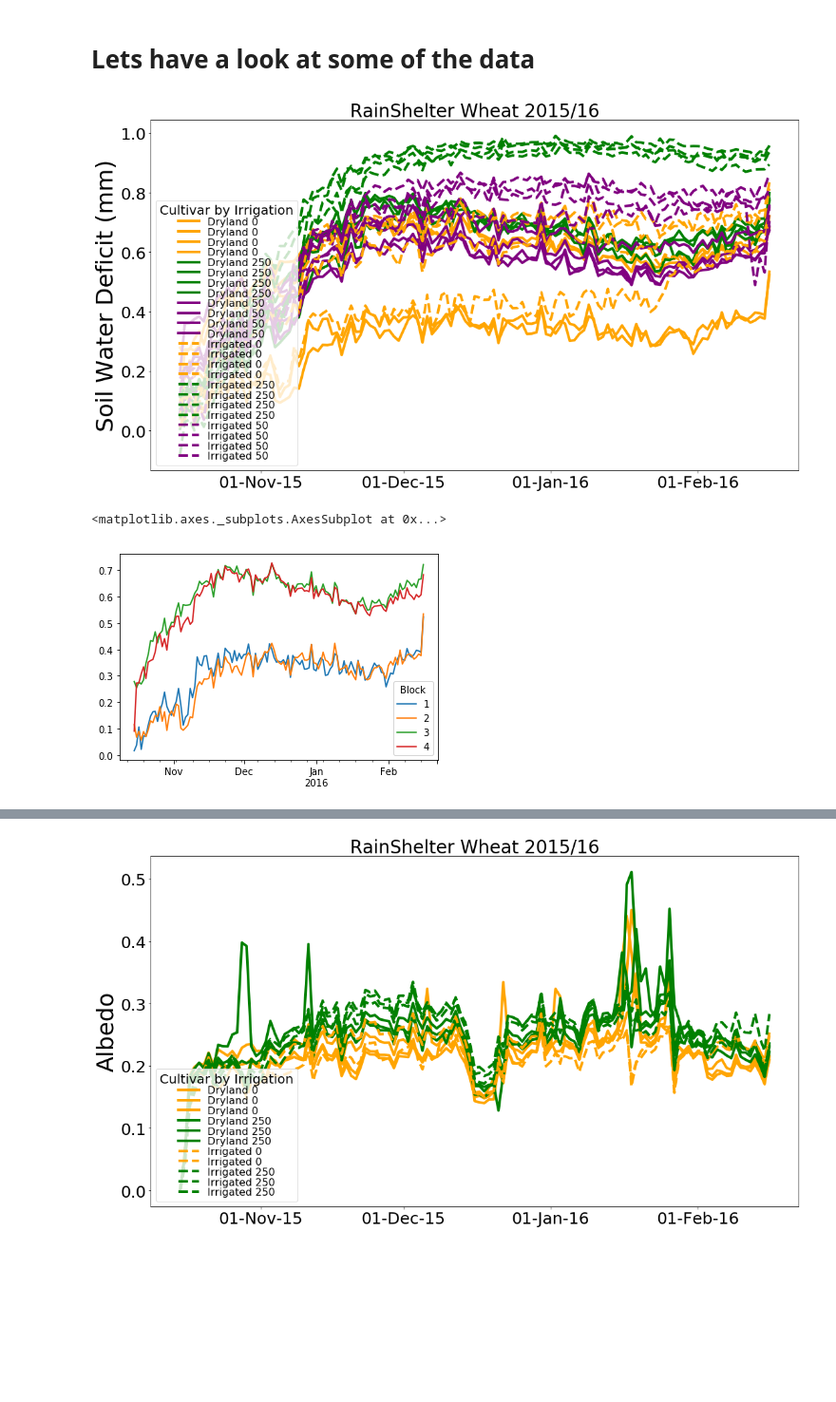
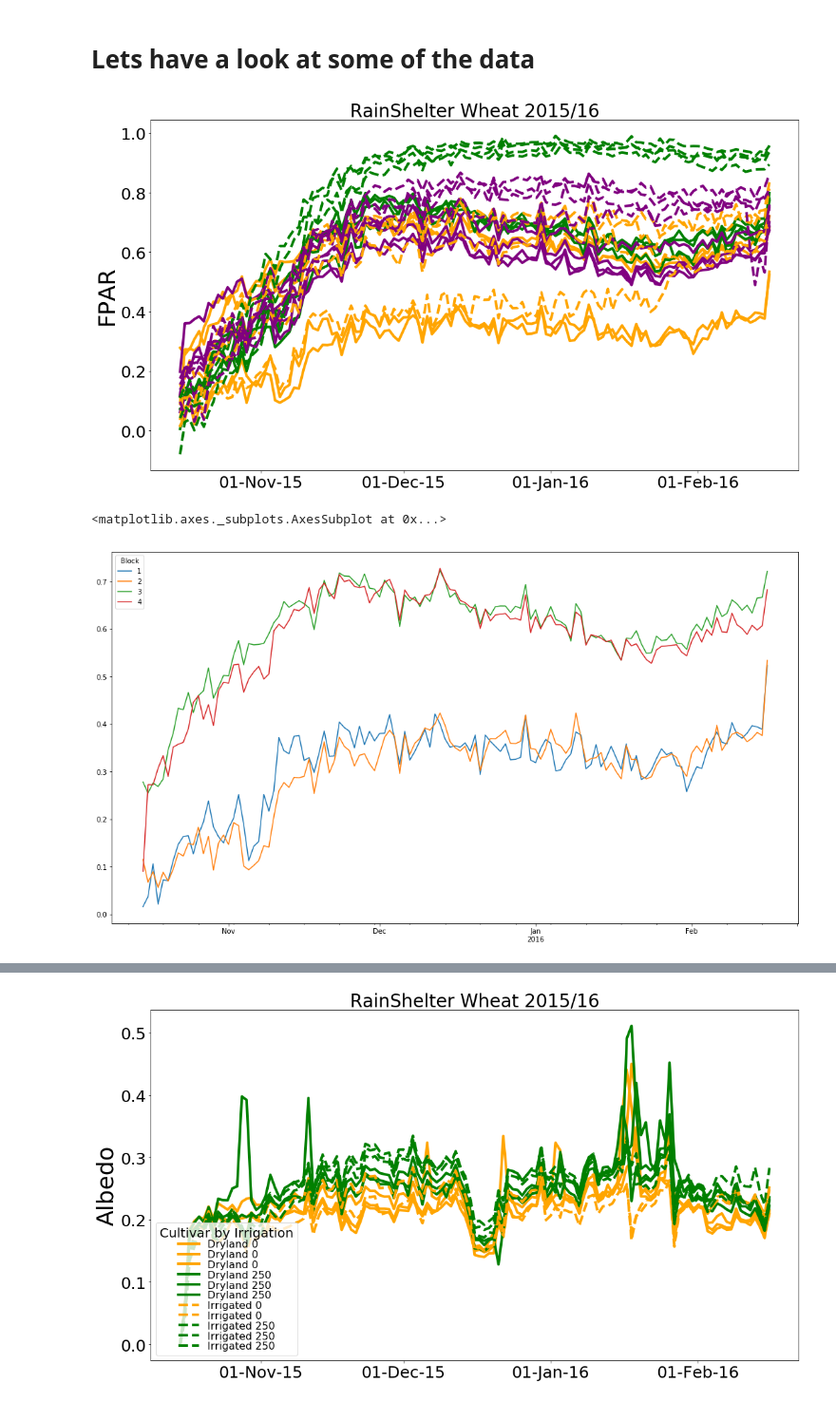
Before and after one commit to HamishBrownPFR/CropWaterAnalysis, a Jupyter notebook: Wheat/CanopyAnalysis.ipynb, the cells around one changed output, grey strips where cells are left out. Shown at 95% size. Drawn from its saved outputs; the diff is of its cells as text; code cells hidden in the pictures; blank space fills up the shorter version.

```diff
--- a/Wheat/CanopyAnalysis.ipynb
+++ b/Wheat/CanopyAnalysis.ipynb
@@ -20,10 +20,11 @@ Ref = RadnData.loc[:,'AboveCanopyPAR'].mean(axis=1).resample('d').sum()
 tPAR = RadnData.loc[:,'BelowCanopyPAR'].resample('d').sum().divide(Ref,axis=0)
 GH.SortFrame(tPAR)
 FPAR = 1-tPAR
+FPAR.index.name = 'Date'
 FPAR.to_pickle('.\DataFrames\DailyFPARTot.pkl')
 Ref = RadnData.loc[:,'IncomingRadnMJ'].mean(axis=1).resample('d').sum()
 Albedo = RadnData.loc[:,'ReflectedRadnMJ'].resample('d').sum().divide(Ref, axis=0)
-Albedo.drop(columns=('Irrigated','0',1),inplace=True)
+Albedo.drop(columns=('Irrigated','0','1'),inplace=True)
 GH.SortFrame(Albedo)
 
 tPARhourly = RadnData.loc[:,'BelowCanopyPAR'].divide(RadnData.loc[:,'AboveCanopyPAR'].mean(axis=1),axis=0)
@@ -86,20 +87,20 @@ for plot in AlbedoHourlyCorrected:
 Graph = plt.figure(figsize=(18,10))
 ax = Graph.add_subplot(1,1,1)
 GH.AddIndexedPlot(FPAR,ax,GPs,4)
-plt.ylabel('Soil Water Deficit (mm)', fontsize=36);
+plt.ylabel('FPAR', fontsize=36);
 plt.tick_params(labelsize=25)
 plt.title('RainShelter Wheat 2015/16', fontsize=28);
-plt.legend(fontsize=24, loc=3)
+#plt.legend(fontsize=24, loc=3)
 ax.xaxis.set_major_locator(mdates.MonthLocator())
 ax.xaxis.set_major_formatter(mdates.DateFormatter('%d-%b-%y'))
-ledg = plt.legend(loc=3,numpoints=1,fontsize = 16,labelspacing = 0.05,
-                          title='Cultivar by Irrigation')
-ledg.get_title().set_fontsize(20)
+#ledg = plt.legend(loc=3,numpoints=1,fontsize = 16,labelspacing = 0.05,
+#                          title='Cultivar by Irrigation')
+#ledg.get_title().set_fontsize(20)
 # %% [output]
-[figure, old version]
+[figure, new version]
 # %%
-FPAR.loc[:,('Dryland','0')].plot()
+FPAR.loc[:,('Dryland','0')].plot(figsize=(18,10))
 # %% [output]
 <matplotlib.axes._subplots.AxesSubplot at 0x...>
-[figure, old version]
+[figure, new version]
 # %%
```
Also changed, not shown: parts of 33 cells of this notebook, 10 other files.
